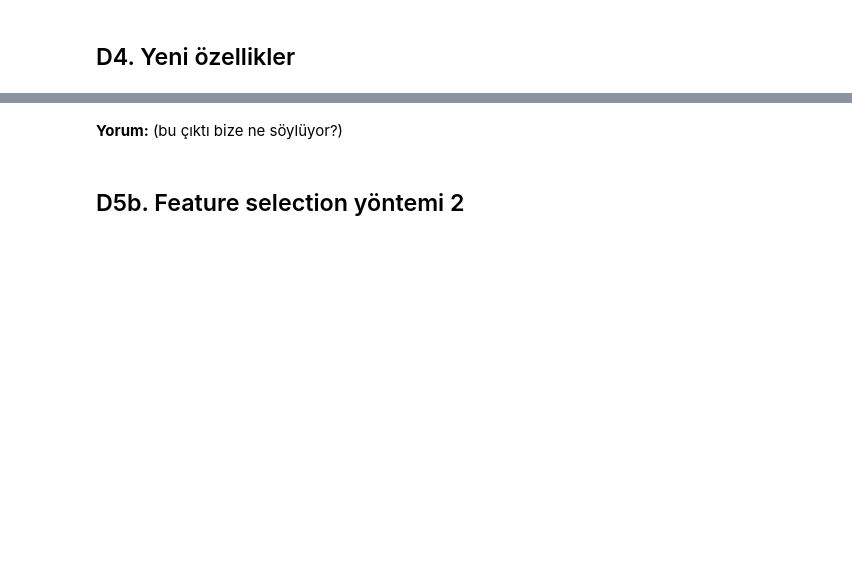
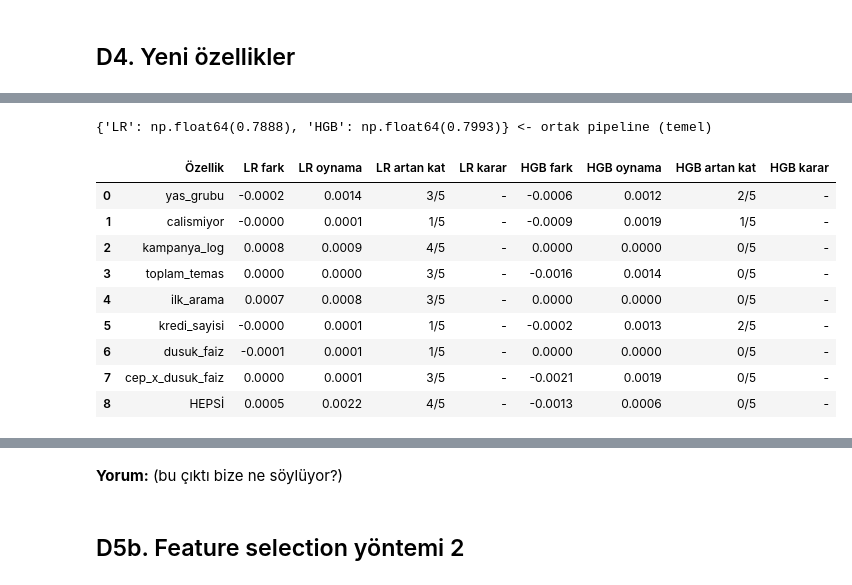
Before and after one commit to zeyneppbaran/ml-proje, a Jupyter notebook: notebooks/04_ozellik_muhendisligi.ipynb, the cells around one changed output, grey strips where cells are left out. Cells and saved outputs as stored; diff of their text form; code cells hidden in the pictures; blank space fills up the shorter version.

```diff
--- a/notebooks/04_ozellik_muhendisligi.ipynb
+++ b/notebooks/04_ozellik_muhendisligi.ipynb
@@ -32,0 +204,51 @@ df.head()
+# %%
+# Adım 2: Modele katkı (eşleştirilmiş 5 katlı CV, sadece train) — yaklaşık 1 dakika sürer
+Xtr_fe, _, _, ytr_fe, _, _ = veriyi_bol(df_fe)
+
+adaylar = {"yas_grubu": "kat", "calismiyor": "num", "kampanya_log": "num", "toplam_temas": "num",
+           "ilk_arama": "num", "kredi_sayisi": "num", "dusuk_faiz": "num", "cep_x_dusuk_faiz": "num"}
+
+def on_isleme_ekle(ekle):
+    p = on_isleyici()
+    kat = [c for c in ekle if adaylar[c] == "kat"]
+    num = [c for c in ekle if adaylar[c] == "num"]
+    if kat: p.transformers.append(("yeni_kat", OneHotEncoder(handle_unknown="ignore", sparse_output=False), kat))
+    if num: p.transformers.append(("yeni_num", "passthrough", num))
+    return p
+
+modeller = {
+    "LR":  lambda: LogisticRegression(max_iter=3000, class_weight="balanced"),
+    "HGB": lambda: HistGradientBoostingClassifier(max_iter=200, learning_rate=0.05, random_state=RANDOM_STATE),
+}
+def cv_skor(ekle, m):
+    p = Pipeline([("on_isleme", on_isleme_ekle(ekle)), ("model", modeller[m]())])
+    return cross_val_score(p, Xtr_fe, ytr_fe, cv=ortak_cv(), scoring="roc_auc", n_jobs=-1)
+
+temel = {m: cv_skor([], m) for m in modeller}
+print({m: round(s.mean(), 4) for m, s in temel.items()}, "<- ortak pipeline (temel)")
+
+satirlar = []
+for c in list(adaylar) + ["HEPSİ"]:
+    ekle = list(adaylar) if c == "HEPSİ" else [c]
+    satir = {"Özellik": c}
+    for m in modeller:
+        fark = cv_skor(ekle, m) - temel[m]              # aynı katlarda fark
+        satir[f"{m} fark"] = round(fark.mean(), 4)
+        satir[f"{m} oynama"] = round(fark.std(), 4)
+        satir[f"{m} artan kat"] = f"{(fark > 0).sum()}/5"
+        satir[f"{m} karar"] = "EKLE" if (fark.mean() > fark.std() and (fark > 0).sum() >= 4) else "-"
+    satirlar.append(satir)
+sonuc = pd.DataFrame(satirlar)
+display(sonuc)
+# %% [output]
+{'LR': np.float64(0.7888), 'HGB': np.float64(0.7993)} <- ortak pipeline (temel)
+|  | Özellik | LR fark | LR oynama | LR artan kat | LR karar | HGB fark | HGB oynama | HGB artan kat | HGB karar |
+| 0 | yas_grubu | -0.0002 | 0.0014 | 3/5 | - | -0.0006 | 0.0012 | 2/5 | - |
+| 1 | calismiyor | -0.0000 | 0.0001 | 1/5 | - | -0.0009 | 0.0019 | 1/5 | - |
+| 2 | kampanya_log | 0.0008 | 0.0009 | 4/5 | - | 0.0000 | 0.0000 | 0/5 | - |
+| 3 | toplam_temas | 0.0000 | 0.0000 | 3/5 | - | -0.0016 | 0.0014 | 0/5 | - |
+| 4 | ilk_arama | 0.0007 | 0.0008 | 3/5 | - | 0.0000 | 0.0000 | 0/5 | - |
+| 5 | kredi_sayisi | -0.0000 | 0.0001 | 1/5 | - | -0.0002 | 0.0013 | 2/5 | - |
+| 6 | dusuk_faiz | -0.0001 | 0.0001 | 1/5 | - | 0.0000 | 0.0000 | 0/5 | - |
+| 7 | cep_x_dusuk_faiz | 0.0000 | 0.0001 | 3/5 | - | -0.0021 | 0.0019 | 0/5 | - |
+| 8 | HEPSİ | 0.0005 | 0.0022 | 4/5 | - | -0.0013 | 0.0006 | 0/5 | - |
```
Also changed, not shown: parts of 18 cells of this notebook.
